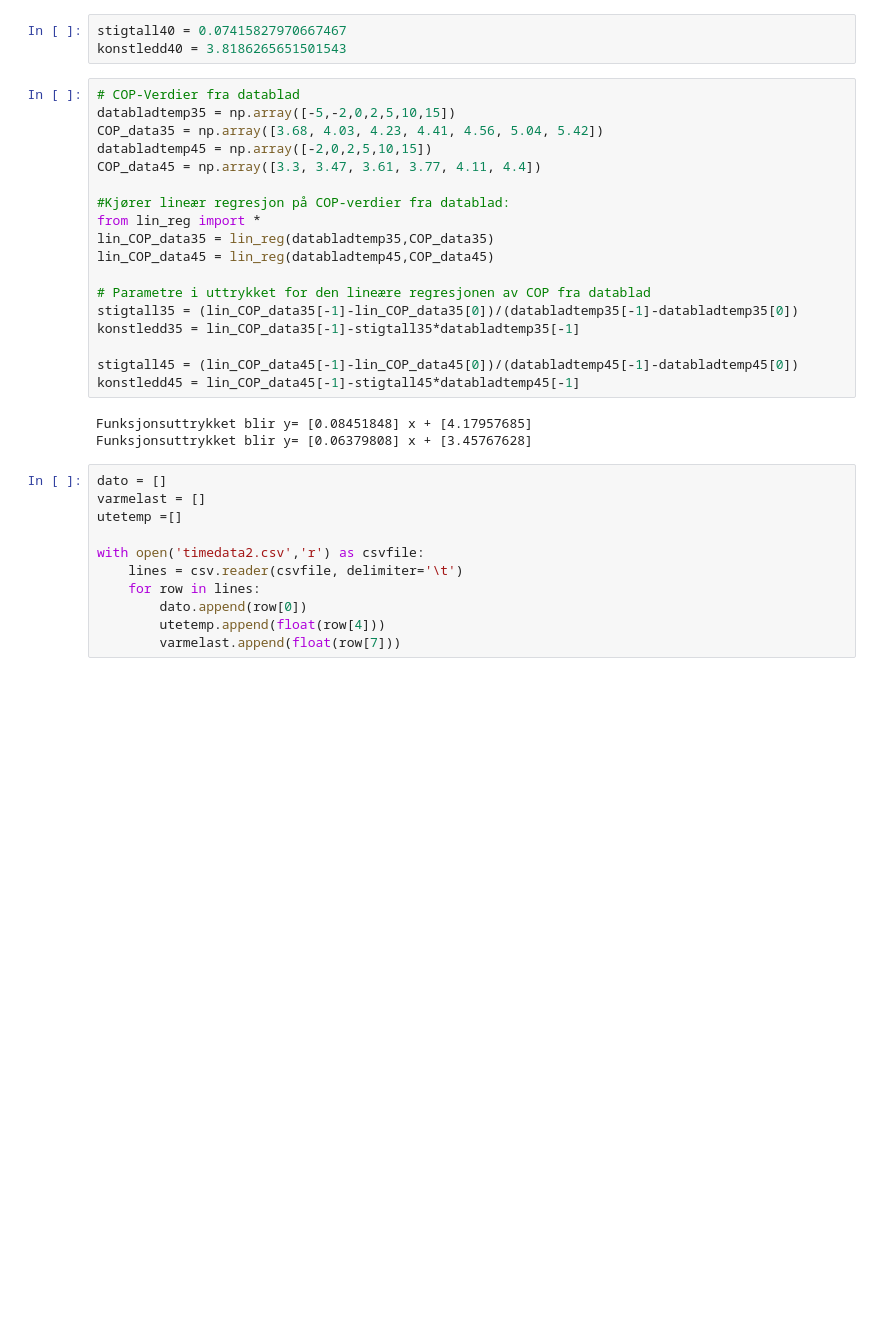
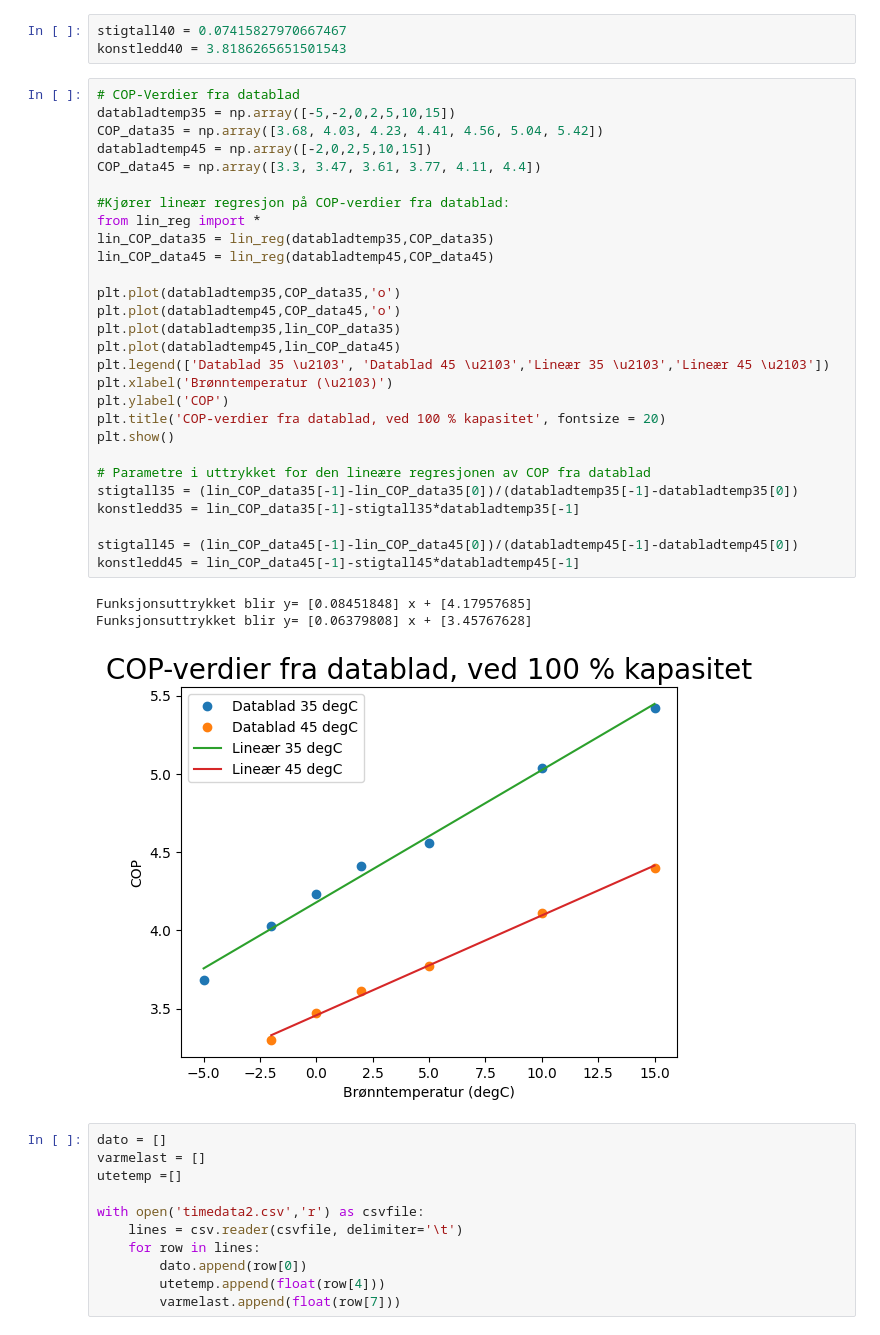
Before and after one commit to Aasmundfossum/Responstest, a Jupyter notebook: COP_bedre_enn_noen_gang.ipynb, the cells around one changed output. Drawn from its saved outputs; the diff is of its cells as text; blank space fills up the shorter version.

```diff
--- a/COP_bedre_enn_noen_gang.ipynb
+++ b/COP_bedre_enn_noen_gang.ipynb
@@ -131,24 +149,35 @@ konstledd40 = 3.8186265651501543
 # %%
 # COP-Verdier fra datablad
 databladtemp35 = np.array([-5,-2,0,2,5,10,15])
 COP_data35 = np.array([3.68, 4.03, 4.23, 4.41, 4.56, 5.04, 5.42])
 databladtemp45 = np.array([-2,0,2,5,10,15])
 COP_data45 = np.array([3.3, 3.47, 3.61, 3.77, 4.11, 4.4])
 
 #Kjører lineær regresjon på COP-verdier fra datablad:
 from lin_reg import *
 lin_COP_data35 = lin_reg(databladtemp35,COP_data35)
 lin_COP_data45 = lin_reg(databladtemp45,COP_data45)
 
+plt.plot(databladtemp35,COP_data35,'o')
+plt.plot(databladtemp45,COP_data45,'o')
+plt.plot(databladtemp35,lin_COP_data35)
+plt.plot(databladtemp45,lin_COP_data45)
+plt.legend(['Datablad 35 \u2103', 'Datablad 45 \u2103','Lineær 35 \u2103','Lineær 45 \u2103'])
+plt.xlabel('Brønntemperatur (\u2103)')
+plt.ylabel('COP')
+plt.title('COP-verdier fra datablad, ved 100 % kapasitet', fontsize = 20)
+plt.show()
+
 # Parametre i uttrykket for den lineære regresjonen av COP fra datablad
 stigtall35 = (lin_COP_data35[-1]-lin_COP_data35[0])/(databladtemp35[-1]-databladtemp35[0])
 konstledd35 = lin_COP_data35[-1]-stigtall35*databladtemp35[-1]
 
 stigtall45 = (lin_COP_data45[-1]-lin_COP_data45[0])/(databladtemp45[-1]-databladtemp45[0])
 konstledd45 = lin_COP_data45[-1]-stigtall45*databladtemp45[-1]
 # %% [output]
 Funksjonsuttrykket blir y= [0.08451848] x + [4.17957685]
 Funksjonsuttrykket blir y= [0.06379808] x + [3.45767628]
+[figure, added]
 # %%
 dato = []
 varmelast = []
```
Also changed, not shown: parts of 10 cells of this notebook, 1 other file.
